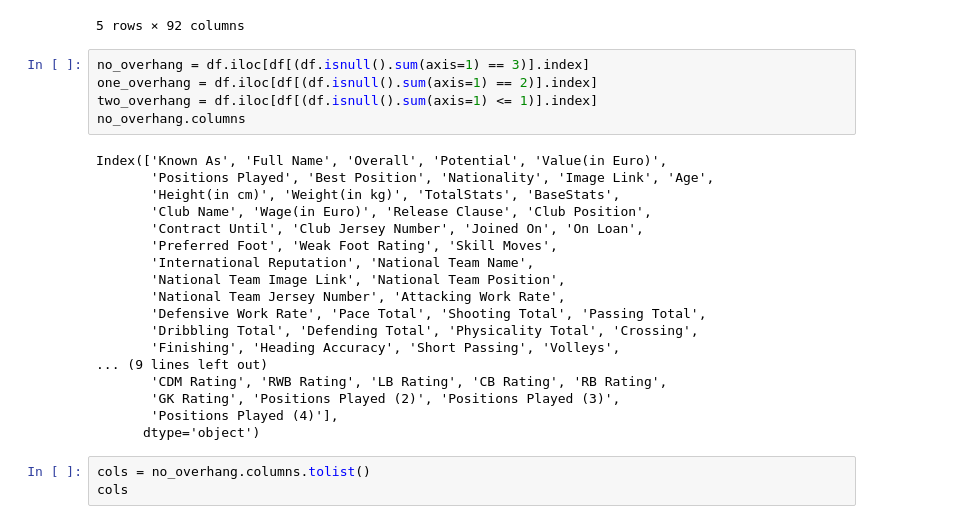
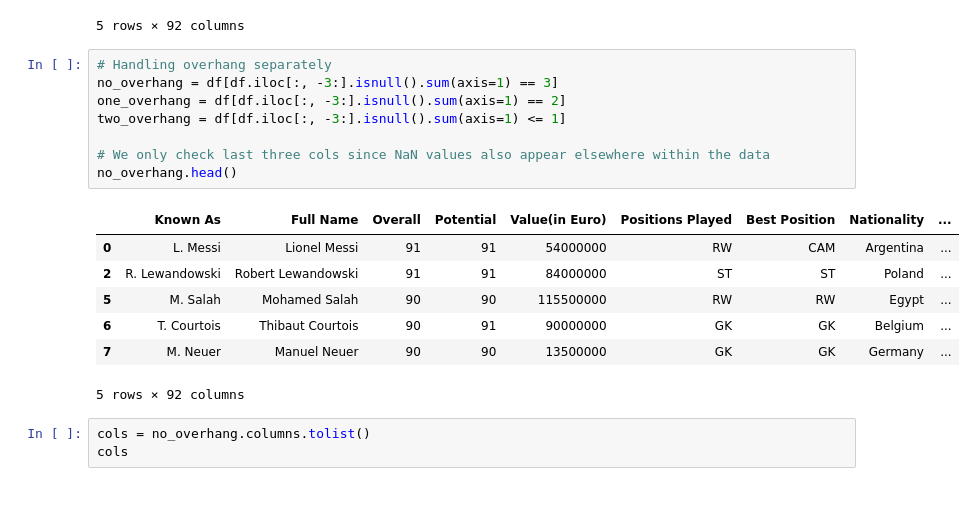
Before and after one commit to ybrenning/ivda, a Jupyter notebook: 01/01-solution.ipynb, the cells around one changed output. Cells and saved outputs as stored; diff of their text form; blank space fills up the shorter version.

Commit message:
Start cleaning rows with single overhang

```diff
--- a/01/01-solution.ipynb
+++ b/01/01-solution.ipynb
@@ -57,28 +57,21 @@ df.head()
 | 4 | K. Mbappé | Kylian Mbappé | 91 | 95 | 190500000 | ST | LW | ST | ... |
 5 rows × 92 columns
 # %%
-no_overhang = df.iloc[df[(df.isnull().sum(axis=1) == 3)].index]
-one_overhang = df.iloc[df[(df.isnull().sum(axis=1) == 2)].index]
-two_overhang = df.iloc[df[(df.isnull().sum(axis=1) <= 1)].index]
-no_overhang.columns
+# Handling overhang separately
+no_overhang = df[df.iloc[:, -3:].isnull().sum(axis=1) == 3]
+one_overhang = df[df.iloc[:, -3:].isnull().sum(axis=1) == 2]
+two_overhang = df[df.iloc[:, -3:].isnull().sum(axis=1) <= 1]
+
+# We only check last three cols since NaN values also appear elsewhere within the data
+no_overhang.head()
 # %% [output]
+|  | Known As | Full Name | Overall | Potential | Value(in Euro) | Positions Played | Best Position | Nationality | ... |
+| 0 | L. Messi | Lionel Messi | 91 | 91 | 54000000 | RW | CAM | Argentina | ... |
+| 2 | R. Lewandowski | Robert Lewandowski | 91 | 91 | 84000000 | ST | ST | Poland | ... |
+| 5 | M. Salah | Mohamed Salah | 90 | 90 | 115500000 | RW | RW | Egypt | ... |
+| 6 | T. Courtois | Thibaut Courtois | 90 | 91 | 90000000 | GK | GK | Belgium | ... |
+| 7 | M. Neuer | Manuel Neuer | 90 | 90 | 13500000 | GK | GK | Germany | ... |
-Index(['Known As', 'Full Name', 'Overall', 'Potential', 'Value(in Euro)',
-       'Positions Played', 'Best Position', 'Nationality', 'Image Link', 'Age',
-       'Height(in cm)', 'Weight(in kg)', 'TotalStats', 'BaseStats',
-       'Club Name', 'Wage(in Euro)', 'Release Clause', 'Club Position',
-       'Contract Until', 'Club Jersey Number', 'Joined On', 'On Loan',
-       'Preferred Foot', 'Weak Foot Rating', 'Skill Moves',
-       'International Reputation', 'National Team Name',
-       'National Team Image Link', 'National Team Position',
-       'National Team Jersey Number', 'Attacking Work Rate',
-       'Defensive Work Rate', 'Pace Total', 'Shooting Total', 'Passing Total',
-       'Dribbling Total', 'Defending Total', 'Physicality Total', 'Crossing',
-       'Finishing', 'Heading Accuracy', 'Short Passing', 'Volleys',
-... (9 lines left out)
-       'CDM Rating', 'RWB Rating', 'LB Rating', 'CB Rating', 'RB Rating',
-       'GK Rating', 'Positions Played (2)', 'Positions Played (3)',
-       'Positions Played (4)'],
-      dtype='object')
+5 rows × 92 columns
 # %%
 cols = no_overhang.columns.tolist()
 cols
```
Also changed, not shown: parts of 1 cell of this notebook.
